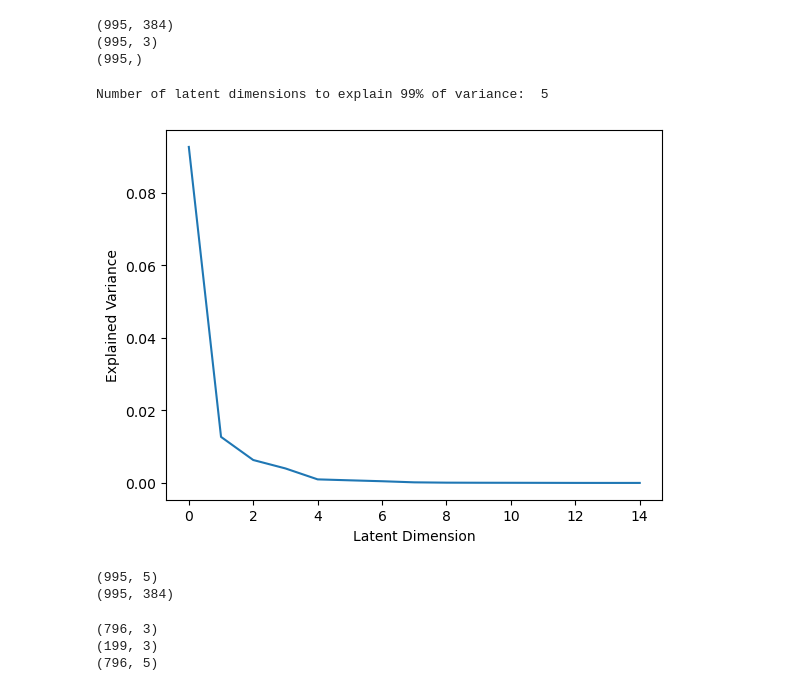
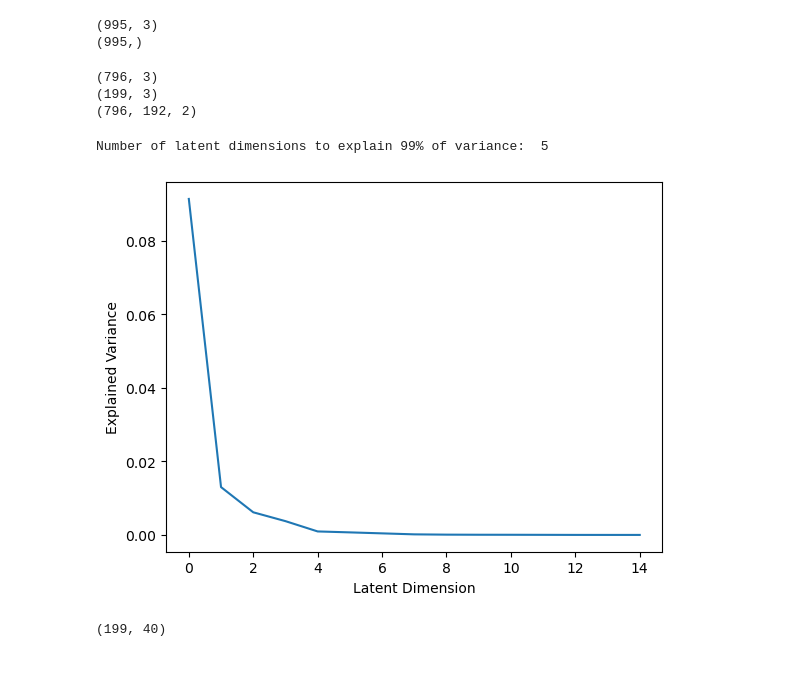
Before and after one commit to Hghn02/Inverse-Design-of-Optimal-Airfoil-Geometry, a Jupyter notebook: model_build.ipynb, the cells around one changed output. Cells and saved outputs as stored; diff of their text form; code cells hidden in the pictures.

Commit message:
Inital Model Build and Testing Completed

```diff
--- a/model_build.ipynb
+++ b/model_build.ipynb
@@ -13,74 +15,66 @@ inp_paras = np.load('data/inp_paras_995.npy')
 aoas_opt = np.load('data/aoas_opt_995.npy')
 airfoils_opt = np.load('data/airfoils_opt_995.npy')
 
-print(airfoils_opt.reshape(995,-1).shape)
+#print(airfoils_opt.reshape(995,-1).shape)
 print(inp_paras.shape)
 print(aoas_opt.shape)
 # %% [output]
-(995, 384)
 (995, 3)
 (995,)
+# %%
+# Splitting data into training and testing
+n = 0.8
+size_train = int(n*airfoils_opt.shape[0])
+
+x_train = inp_paras[:size_train]
+y_train = airfoils_opt[:size_train]
+
+x_test = inp_paras[size_train:]
+y_test = airfoils_opt[size_train:]
+
+print(x_train.shape)
+print(x_test.shape)
+print(y_train.shape)
+# %% [output]
+(796, 3)
+(199, 3)
+(796, 192, 2)
 # %%
-# Centering the airfoils
-airfoils_opt[:, :, 0] -= airfoils_opt[:, :, 0].mean()
-airfoils_opt[:, :,1] -= airfoils_opt[:,:,1].mean()
 
-# PCA for dimesniosn reduction of airfoil geometries
-airfoils_opt_new = airfoils_opt.reshape(995,-1) # FLatten the 3D array to 2D for the PCA estimator
+# PCA for dimension reduction of airfoil geometries
+y_train_new = y_train.reshape(y_train.shape[0],-1)
 estimator = decomposition.PCA(n_components=15)
-estimator.fit(airfoils_opt_new)
+estimator.fit(y_train_new)
 components_ = estimator.components_
 
 # Scree Plot
 # Plotting the explained variance for each latent dimension
 plt.plot(estimator.explained_variance_)
 plt.ylabel("Explained Variance")
 plt.xlabel("Latent Dimension")
 
 cumulative_explained_var_ratio = np.cumsum(estimator.explained_variance_ratio_)
 num_dims_to99 = np.argmax(cumulative_explained_var_ratio > .99) # Number of dimesnions needed to explain 99% of variance
 print("Number of latent dimensions to explain 99% of variance: ", num_dims_to99)
 # %% [output]
 Number of latent dimensions to explain 99% of variance:  5
-[figure, old version]
+[figure, new version]
 # %%
 # Transforming airfoil geometry data into a lower dimesnion space
-lowDProjection = np.zeros((995, 384))
 
-pca = PCA(n_components=num_dims_to99)
-pca.fit(airfoils_opt_new)
-lowDProjection_airfoils_opt = pca.transform(airfoils_opt_new)
-print(lowDProjection_airfoils_opt.shape)
-
-# Example of recasting our data back into the orginal dimension space
-reconstruct_data = pca.inverse_transform(lowDProjection_airfoils_opt)
-print(reconstruct_data.shape)
+pca = PCA(n_components=40)
+pca.fit(y_train_new)
+y_train_pca = pca.transform(y_train_new)
+y_test_pca = pca.transform(y_test.reshape(y_test.shape[0],-1))
+print(y_test_pca.shape)
 # %% [output]
-(995, 5)
-(995, 384)
+(199, 40)
 # %%
-# Splitting data into training and testing
-n = 0.8
-size_train = int(n*lowDProjection_airfoils_opt.shape[0])
-
-x_train = inp_paras[:size_train]
-y_train = lowDProjection_airfoils_opt[:size_train]
-
-x_test = inp_paras[size_train:]
-y_test = lowDProjection_airfoils_opt[size_train]
-
-print(x_train.shape)
-print(x_test.shape)
-print(y_train.shape)
 
 x_train = torch.tensor(x_train, dtype=torch.float32)
-y_train = torch.tensor(y_train, dtype=torch.float32)
+y_train = torch.tensor(y_train_pca, dtype=torch.float32)
 x_test = torch.tensor(x_test, dtype=torch.float32)
-y_test = torch.tensor(y_test, dtype=torch.float32)
+y_test = torch.tensor(y_test_pca, dtype=torch.float32)
-# %% [output]
-(796, 3)
-(199, 3)
-(796, 5)
 # %%
 # DNN Building
 class Airfoil_NN(nn.Module):
```
Also changed, not shown: parts of 3 cells of this notebook.
